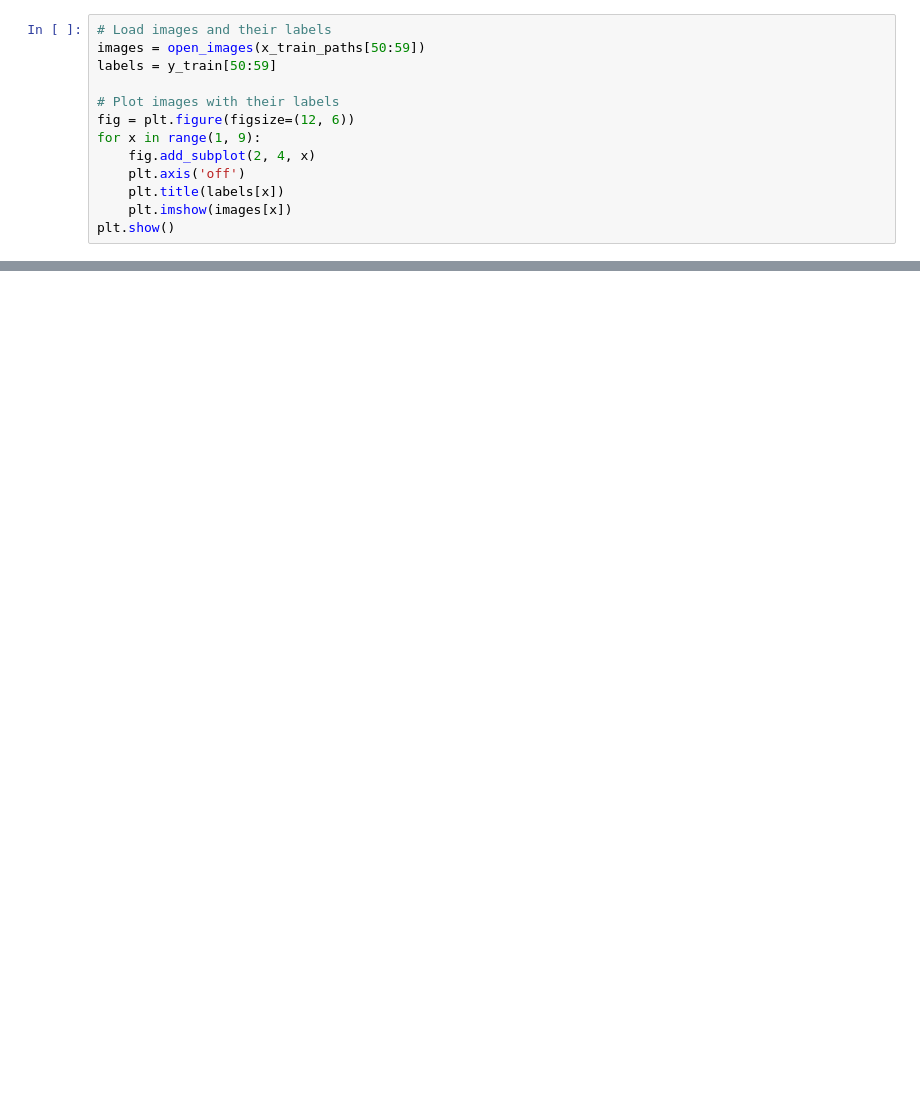
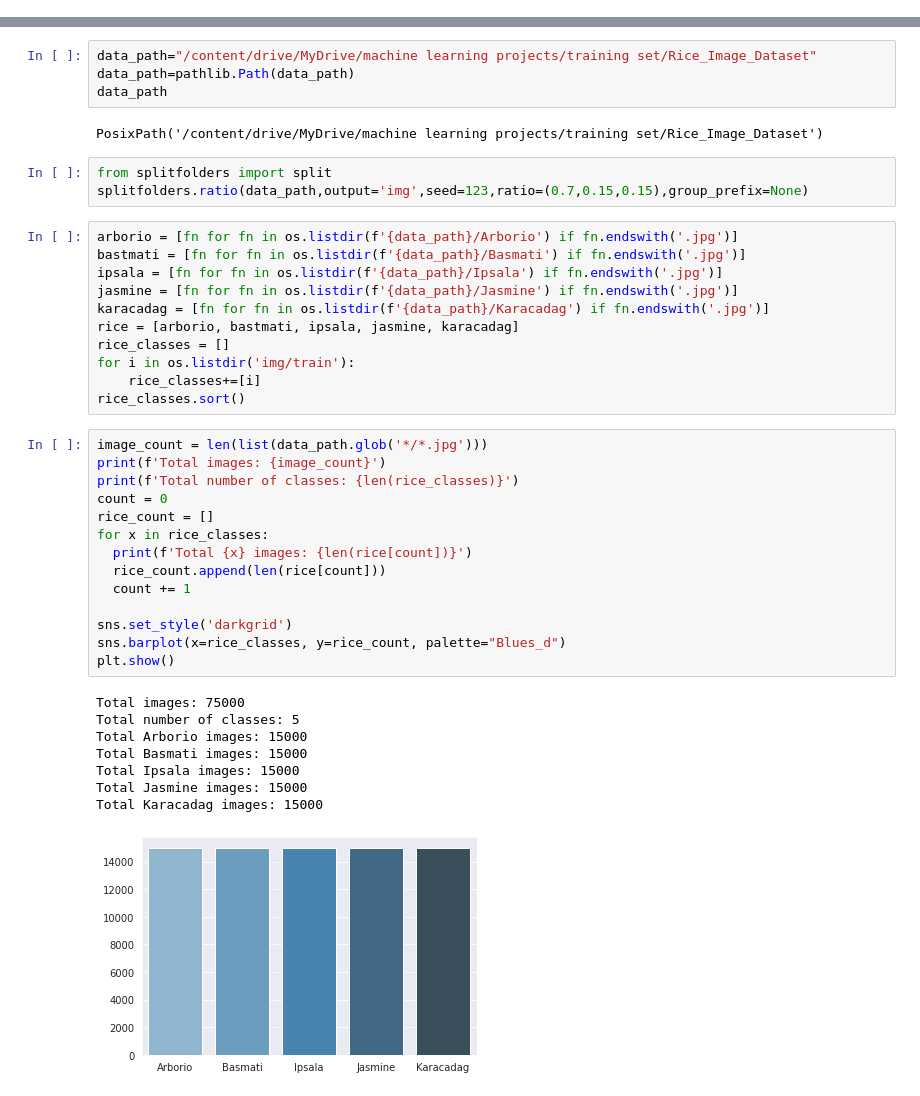
Before and after one commit to zxzxk0/AI, a Jupyter notebook: Rice Classification Project.ipynb, the cells around one changed output, grey strips where cells are left out. Saved outputs shown, nothing was run; the diff lists cells and outputs as text; blank space fills up the shorter version.

Commit message:
Add files via upload
Rice Classification Project

```diff
--- a/Rice Classification Project.ipynb
+++ b/Rice Classification Project.ipynb
@@ -87,13 +0,0 @@ def open_images(paths, augment=True):
-# %%
-# Load images and their labels
-images = open_images(x_train_paths[50:59])
-labels = y_train[50:59]
-
-# Plot images with their labels
-fig = plt.figure(figsize=(12, 6))
-for x in range(1, 9):
-    fig.add_subplot(2, 4, x)
-    plt.axis('off')
-    plt.title(labels[x])
-    plt.imshow(images[x])
-plt.show()
@@ -119,0 +30,43 @@ model.add(Dense(len(unique_labels), activation='softmax'))
+# %%
+data_path="/content/drive/MyDrive/machine learning projects/training set/Rice_Image_Dataset"
+data_path=pathlib.Path(data_path)
+data_path
+# %% [output]
+PosixPath('/content/drive/MyDrive/machine learning projects/training set/Rice_Image_Dataset')
+# %%
+from splitfolders import split
+splitfolders.ratio(data_path,output='img',seed=123,ratio=(0.7,0.15,0.15),group_prefix=None)
+# %%
+arborio = [fn for fn in os.listdir(f'{data_path}/Arborio') if fn.endswith('.jpg')]
+bastmati = [fn for fn in os.listdir(f'{data_path}/Basmati') if fn.endswith('.jpg')]
+ipsala = [fn for fn in os.listdir(f'{data_path}/Ipsala') if fn.endswith('.jpg')]
+jasmine = [fn for fn in os.listdir(f'{data_path}/Jasmine') if fn.endswith('.jpg')]
+karacadag = [fn for fn in os.listdir(f'{data_path}/Karacadag') if fn.endswith('.jpg')]
+rice = [arborio, bastmati, ipsala, jasmine, karacadag]
+rice_classes = []
+for i in os.listdir('img/train'):
+    rice_classes+=[i]
+rice_classes.sort()
+# %%
+image_count = len(list(data_path.glob('*/*.jpg')))
+print(f'Total images: {image_count}')
+print(f'Total number of classes: {len(rice_classes)}')
+count = 0
+rice_count = []
+for x in rice_classes:
+  print(f'Total {x} images: {len(rice[count])}')
+  rice_count.append(len(rice[count]))
+  count += 1
+
+sns.set_style('darkgrid')
+sns.barplot(x=rice_classes, y=rice_count, palette="Blues_d")
+plt.show()
+# %% [output]
+Total images: 75000
+Total number of classes: 5
+Total Arborio images: 15000
+Total Basmati images: 15000
+Total Ipsala images: 15000
+Total Jasmine images: 15000
+Total Karacadag images: 15000
+[figure, added]
```
Also changed, not shown: parts of 25 cells of this notebook.
